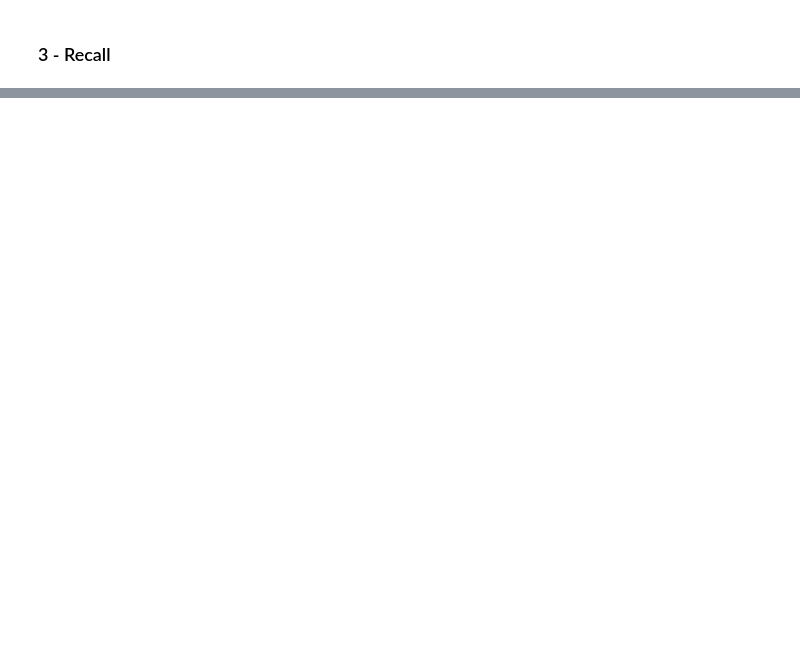
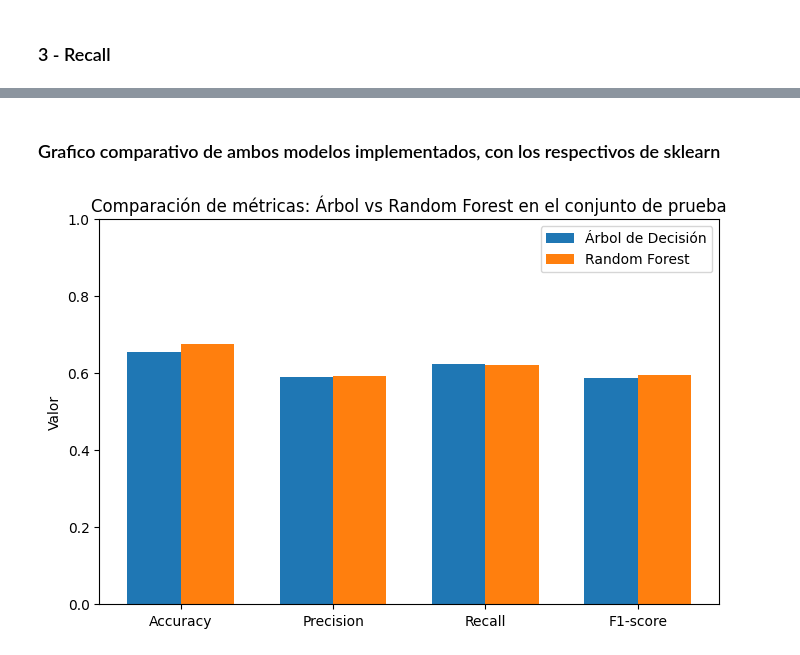
Before and after one commit to facuguisande/AA25, a Jupyter notebook: tarea.ipynb, the cells around one changed output, grey strips where cells are left out. Saved outputs shown, nothing was run; the diff lists cells and outputs as text; code cells hidden in the pictures; blank space fills up the shorter version.

Commit message:
Se genera nuevo grafico comparativo, y se corrigen nombres de funcinoes

```diff
--- a/tarea.ipynb
+++ b/tarea.ipynb
@@ -712,12 +1021,11 @@ print(cm)
 # %%
-# Prueba con RandomForestClassifier de sklearn
 from sklearn.ensemble import RandomForestClassifier
 from sklearn.metrics import accuracy_score, recall_score,precision_score, confusion_matrix, f1_score
 
 X_train_rf = X_train.copy()
 X_test_rf = X_test.copy()
 
-rf = RandomForestClassifier(random_state=26, class_weight='balanced', criterion='gini', min_impurity_decrease=0.001, n_estimators=100, max_depth=10)
+rf = RandomForestClassifier(random_state=26, class_weight='balanced', criterion='entropy', min_impurity_decrease=0.001, n_estimators=100, max_depth=9)
 rf.fit(X_train_rf, y_train)
 
 # Predecimos
@@ -1179,0 +1558,28 @@ plt.show()
+# %% [markdown]
+### Grafico comparativo de ambos modelos implementados, con los respectivos de sklearn
+# %%
+# Comparar métricas de Random Forest y Árbol de Decisión implementado
+import matplotlib.pyplot as plt
+import numpy as np
+
+metricas = ['Accuracy', 'Precision', 'Recall', 'F1-score']
+
+valores_arbol = [acc_ev, prec_ev, rec_ev, f1_ev]
+valores_rf = [acc_rf, prec_rf, rec_rf, f1_rf]
+
+x = np.arange(len(metricas))
+width = 0.35
+
+fig, ax = plt.subplots(figsize=(8,5))
+rects1 = ax.bar(x - width/2, valores_arbol, width, label='Árbol de Decisión')
+rects2 = ax.bar(x + width/2, valores_rf, width, label='Random Forest')
+
+ax.set_ylabel('Valor')
+ax.set_title('Comparación de métricas: Árbol vs Random Forest en el conjunto de prueba')
+ax.set_xticks(x)
+ax.set_xticklabels(metricas)
+ax.legend()
+plt.ylim(0, 1)
+plt.show()
+# %% [output]
+[figure, added]
```
Also changed, not shown: parts of 35 cells of this notebook, 1 other file.
